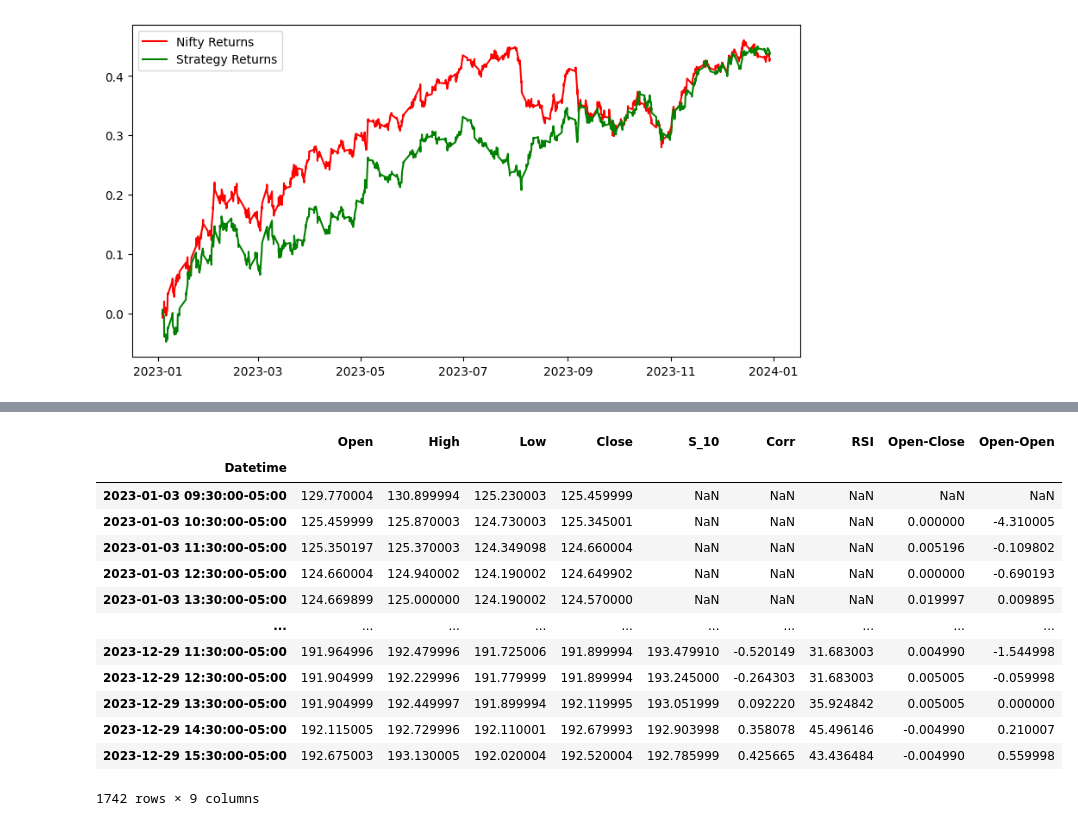
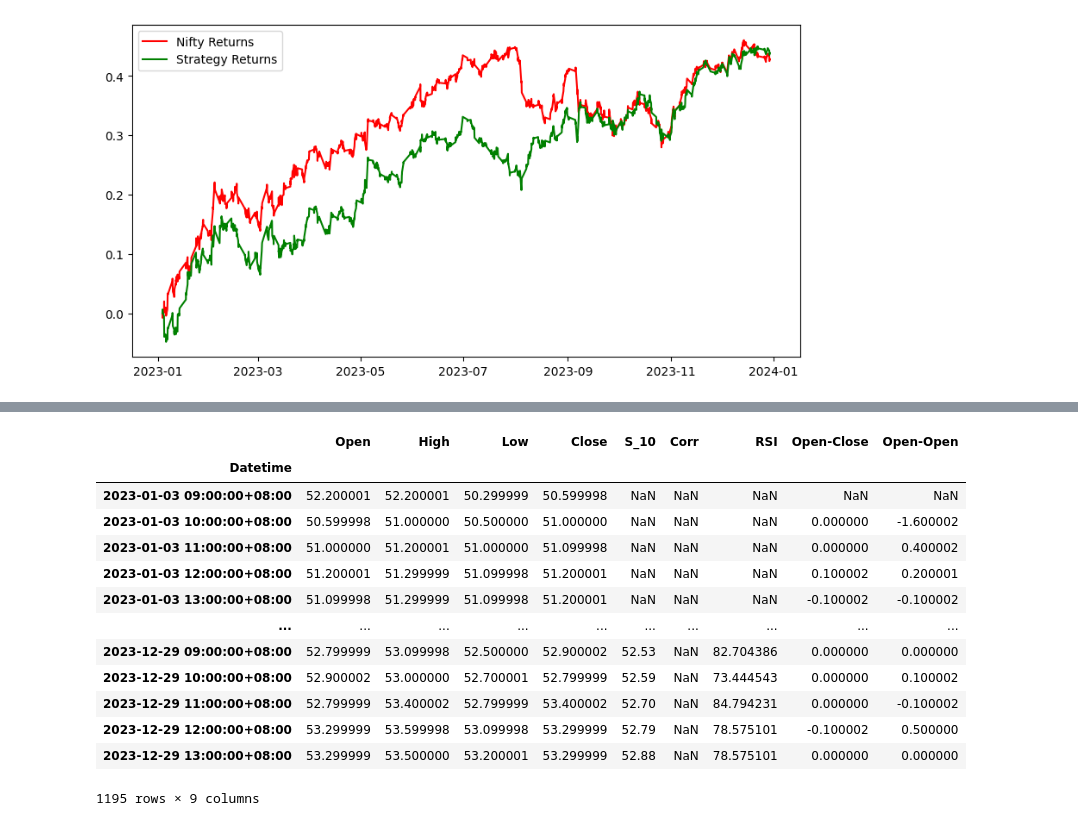
Before and after one commit to inuneko89/DADS_6003, a Jupyter notebook: Logistic_Regression.ipynb, the cells around one changed output, grey strips where cells are left out. Cells and saved outputs as stored; diff of their text form; code cells hidden in the pictures.

```diff
--- a/Logistic_Regression.ipynb
+++ b/Logistic_Regression.ipynb
@@ -323,18 +346,17 @@ plt.show()
 # %%
-X1 = X
 X1
 # %% [output]
 |  | Open | High | Low | Close | S_10 | Corr | RSI | Open-Close | Open-Open |
 | Datetime |  |  |  |  |  |  |  |  |  |
-| 2023-01-03 09:30:00-05:00 | 129.770004 | 130.899994 | 125.230003 | 125.459999 | NaN | NaN | NaN | NaN | NaN |
-| 2023-01-03 10:30:00-05:00 | 125.459999 | 125.870003 | 124.730003 | 125.345001 | NaN | NaN | NaN | 0.000000 | -4.310005 |
-| 2023-01-03 11:30:00-05:00 | 125.350197 | 125.370003 | 124.349098 | 124.660004 | NaN | NaN | NaN | 0.005196 | -0.109802 |
-| 2023-01-03 12:30:00-05:00 | 124.660004 | 124.940002 | 124.190002 | 124.649902 | NaN | NaN | NaN | 0.000000 | -0.690193 |
-| 2023-01-03 13:30:00-05:00 | 124.669899 | 125.000000 | 124.190002 | 124.570000 | NaN | NaN | NaN | 0.019997 | 0.009895 |
+| 2023-01-03 09:00:00+08:00 | 52.200001 | 52.200001 | 50.299999 | 50.599998 | NaN | NaN | NaN | NaN | NaN |
+| 2023-01-03 10:00:00+08:00 | 50.599998 | 51.000000 | 50.500000 | 51.000000 | NaN | NaN | NaN | 0.000000 | -1.600002 |
+| 2023-01-03 11:00:00+08:00 | 51.000000 | 51.200001 | 51.000000 | 51.099998 | NaN | NaN | NaN | 0.000000 | 0.400002 |
+| 2023-01-03 12:00:00+08:00 | 51.200001 | 51.299999 | 51.099998 | 51.200001 | NaN | NaN | NaN | 0.100002 | 0.200001 |
+| 2023-01-03 13:00:00+08:00 | 51.099998 | 51.299999 | 51.099998 | 51.200001 | NaN | NaN | NaN | -0.100002 | -0.100002 |
 | ... | ... | ... | ... | ... | ... | ... | ... | ... | ... |
-| 2023-12-29 11:30:00-05:00 | 191.964996 | 192.479996 | 191.725006 | 191.899994 | 193.479910 | -0.520149 | 31.683003 | 0.004990 | -1.544998 |
-| 2023-12-29 12:30:00-05:00 | 191.904999 | 192.229996 | 191.779999 | 191.899994 | 193.245000 | -0.264303 | 31.683003 | 0.005005 | -0.059998 |
-| 2023-12-29 13:30:00-05:00 | 191.904999 | 192.449997 | 191.899994 | 192.119995 | 193.051999 | 0.092220 | 35.924842 | 0.005005 | 0.000000 |
-| 2023-12-29 14:30:00-05:00 | 192.115005 | 192.729996 | 192.110001 | 192.679993 | 192.903998 | 0.358078 | 45.496146 | -0.004990 | 0.210007 |
-| 2023-12-29 15:30:00-05:00 | 192.675003 | 193.130005 | 192.020004 | 192.520004 | 192.785999 | 0.425665 | 43.436484 | -0.004990 | 0.559998 |
+| 2023-12-29 09:00:00+08:00 | 52.799999 | 53.099998 | 52.500000 | 52.900002 | 52.53 | NaN | 82.704386 | 0.000000 | 0.000000 |
+| 2023-12-29 10:00:00+08:00 | 52.900002 | 53.000000 | 52.700001 | 52.799999 | 52.59 | NaN | 73.444543 | 0.000000 | 0.100002 |
+| 2023-12-29 11:00:00+08:00 | 52.799999 | 53.400002 | 52.799999 | 53.400002 | 52.70 | NaN | 84.794231 | 0.000000 | -0.100002 |
+| 2023-12-29 12:00:00+08:00 | 53.299999 | 53.599998 | 53.099998 | 53.299999 | 52.79 | NaN | 78.575101 | -0.100002 | 0.500000 |
+| 2023-12-29 13:00:00+08:00 | 53.299999 | 53.500000 | 53.200001 | 53.299999 | 52.88 | NaN | 78.575101 | 0.000000 | 0.000000 |
-1742 rows × 9 columns
+1195 rows × 9 columns
```
Also changed, not shown: parts of 10 cells of this notebook.
